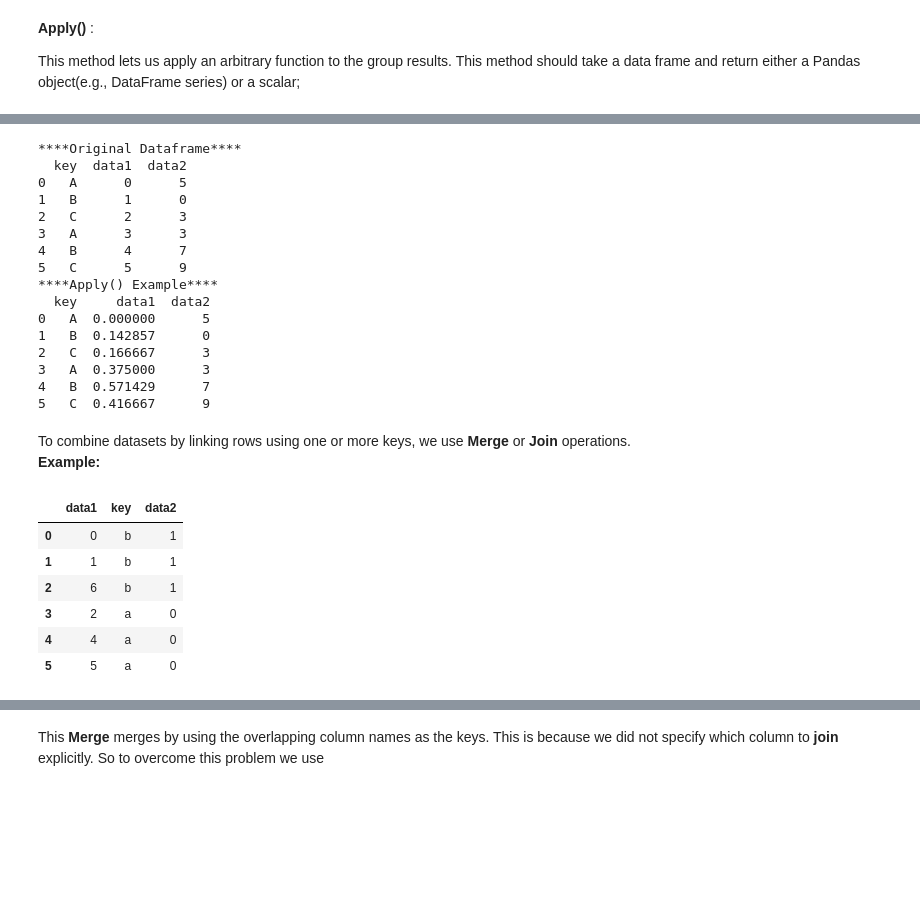
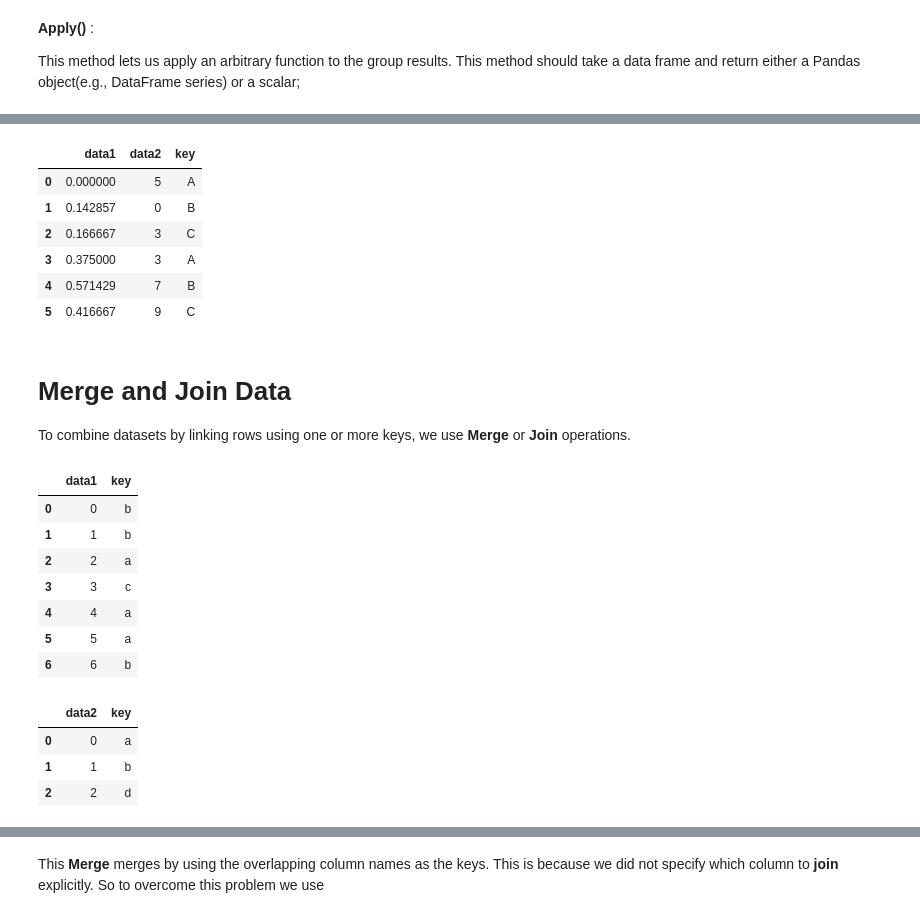
Before and after one commit to igaribay/DSSwithPython, a Jupyter notebook: DSS-Week05/Notebook/DSS-Unit05-Lecture02.2018.ipynb, the cells around one changed output, grey strips where cells are left out. Drawn from its saved outputs; the diff is of its cells as text; code cells hidden in the pictures; blank space fills up the shorter version.

```diff
--- a/DSS-Week05/Notebook/DSS-Unit05-Lecture02.2018.ipynb
+++ b/DSS-Week05/Notebook/DSS-Unit05-Lecture02.2018.ipynb
@@ -145,41 +155,36 @@ def norm_by_data2(x):
     x['data1'] /= x['data2'].sum()
     return x
 
-print('****Original Dataframe****')
-print(df)
-
-
-print('****Apply() Example****')
-print(df.groupby('key').apply(norm_by_data2))
+df.groupby('key').apply(norm_by_data2)
 # %% [output]
-****Original Dataframe****
-  key  data1  data2
-0   A      0      5
-1   B      1      0
-2   C      2      3
-3   A      3      3
-4   B      4      7
-5   C      5      9
-****Apply() Example****
-  key     data1  data2
-0   A  0.000000      5
-1   B  0.142857      0
-2   C  0.166667      3
-3   A  0.375000      3
-4   B  0.571429      7
-5   C  0.416667      9
+|  | data1 | data2 | key |
+| 0 | 0.000000 | 5 | A |
+| 1 | 0.142857 | 0 | B |
+| 2 | 0.166667 | 3 | C |
+| 3 | 0.375000 | 3 | A |
+| 4 | 0.571429 | 7 | B |
+| 5 | 0.416667 | 9 | C |
 # %% [markdown]
+# Merge and Join Data
+
 To combine datasets by linking rows using one or more keys, we use **Merge** or **Join** operations. <br>
-**Example:**
 # %%
 df1 = pd.DataFrame({'key': ['b', 'b', 'a', 'c', 'a', 'a',  'b'], 'data1': range(7)})
-df2 = pd.DataFrame ({'key': [ 'a', 'b', 'd'], 'data2': range(3)})
-pd.merge(df1, df2)
+df1
 # %% [output]
-|  | data1 | key | data2 |
-| 0 | 0 | b | 1 |
-| 1 | 1 | b | 1 |
-| 2 | 6 | b | 1 |
-| 3 | 2 | a | 0 |
-| 4 | 4 | a | 0 |
-| 5 | 5 | a | 0 |
+|  | data1 | key |
+| 0 | 0 | b |
+| 1 | 1 | b |
+| 2 | 2 | a |
+| 3 | 3 | c |
+| 4 | 4 | a |
+| 5 | 5 | a |
+| 6 | 6 | b |
+# %%
+df2 = pd.DataFrame ({'key': [ 'a', 'b', 'd'], 'data2': range(3)})
+df2
+# %% [output]
+|  | data2 | key |
+| 0 | 0 | a |
+| 1 | 1 | b |
+| 2 | 2 | d |
```
Also changed, not shown: parts of 28 cells of this notebook.
